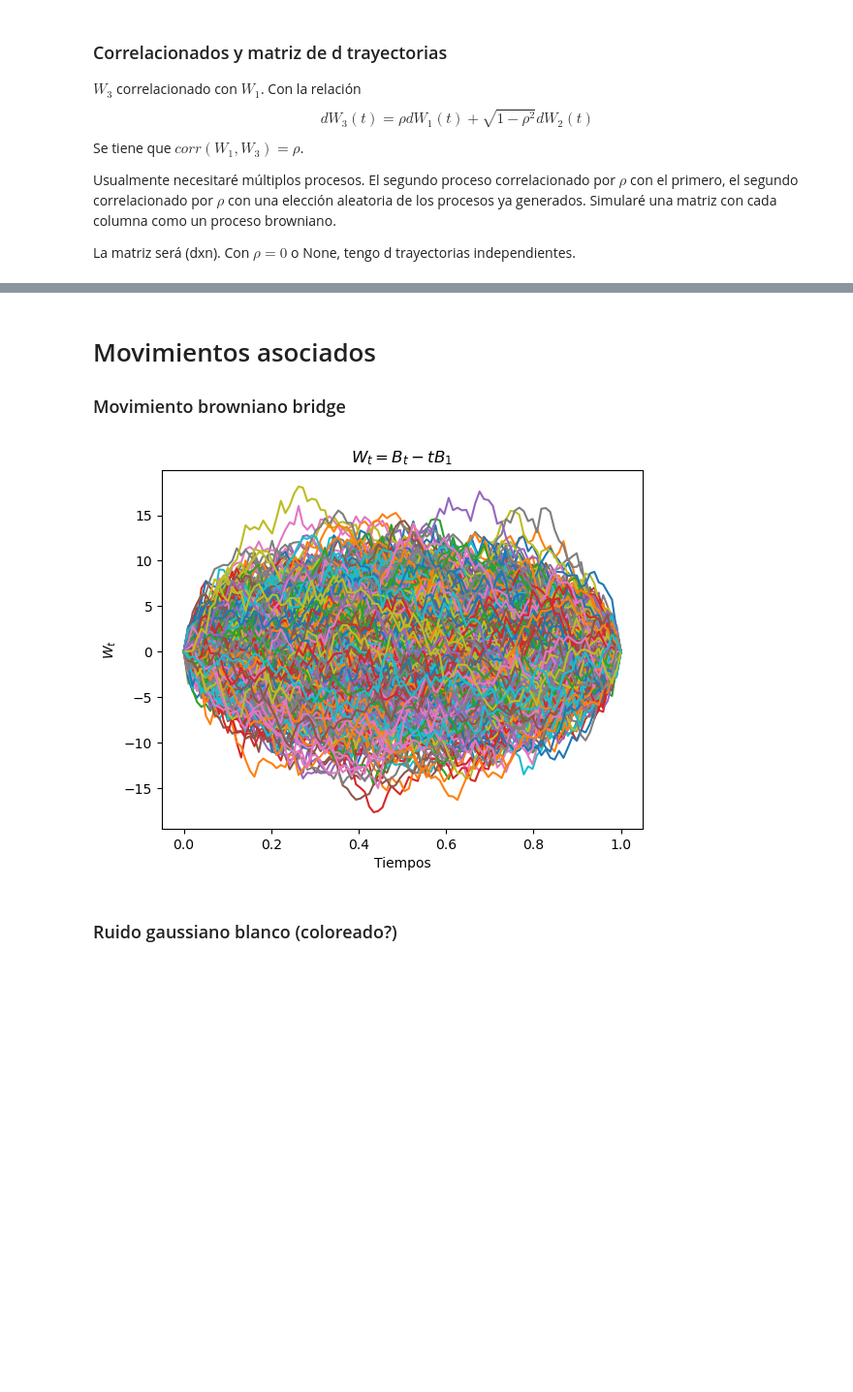
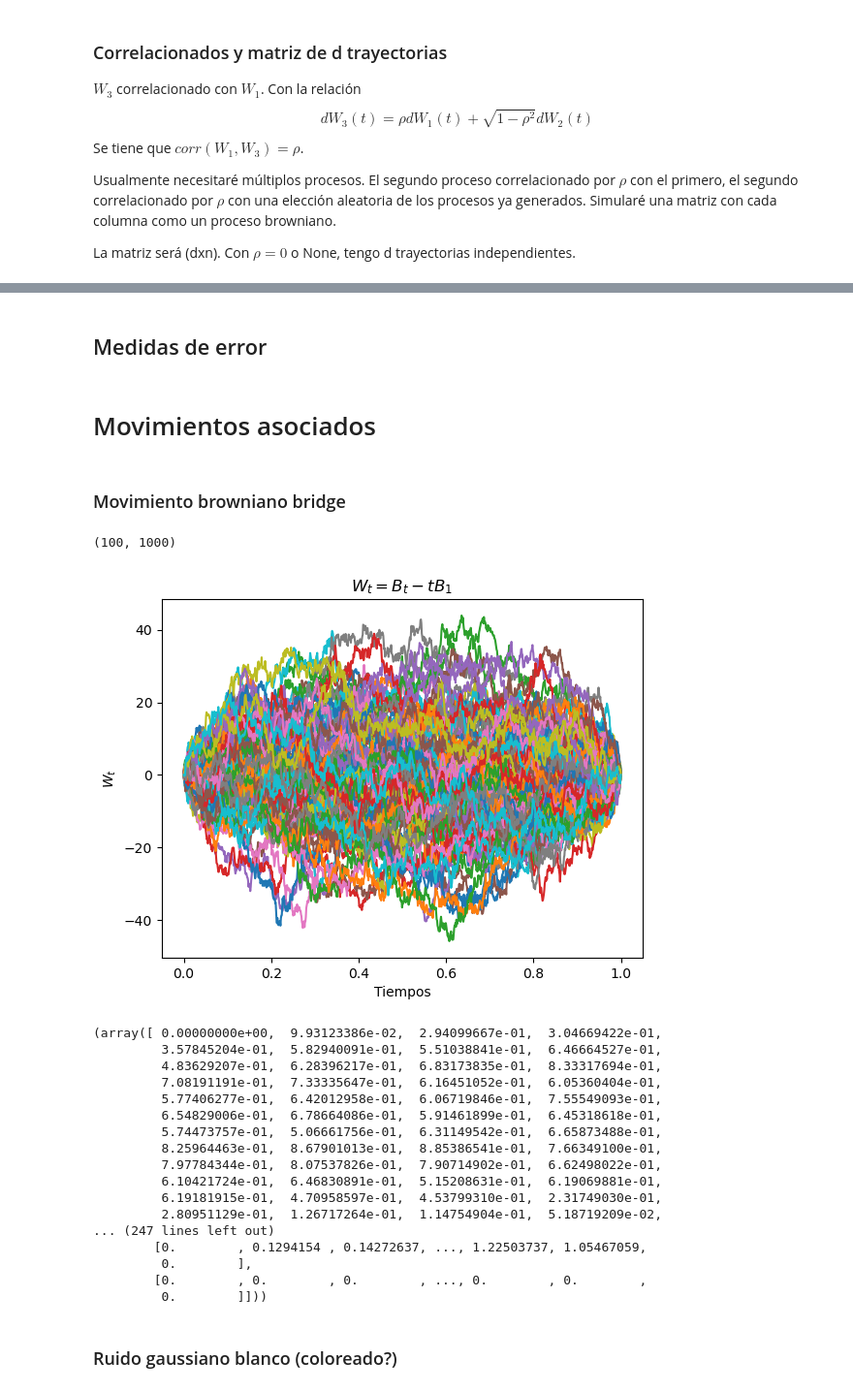
Before and after one commit to msanchezr99/Talleres_estocasticos1, a Jupyter notebook: Procesos_estoc_continuos/Proc_cont.ipynb, the cells around one changed output, grey strips where cells are left out. Shown at 97% size. Cells and saved outputs as stored; diff of their text form; code cells hidden in the pictures; blank space fills up the shorter version.

```diff
--- a/Procesos_estoc_continuos/Proc_cont.ipynb
+++ b/Procesos_estoc_continuos/Proc_cont.ipynb
@@ -128,0 +130,2 @@ plt.yticks(fontsize=15)
+# %% [markdown]
+## Medidas de error
@@ -129,17 +160,66 @@ plt.yticks(fontsize=15)
+# %% [markdown]
+# Movimientos asociados
 # %% [markdown]
-# Movimientos asociados
 ###  Movimiento browniano bridge
-# %%
-n=100
-Bridge=bm.get_bridge(n,1000)
-# Graficamos el movimiento browniano de Bridge
-fig, ax = plt.subplots()
-ax.plot(np.linspace(0,1,n),Bridge.T)
-ax.set_title("$W_t = B_t -tB_1$")
-ax.set_xlabel("Tiempos")
-ax.set_ylabel("$W_t$")
-plt.show()
-# %% [output]
-[figure, removed]
+# %%
+n=1000
+d=100
+Bridge=bm.get_Bridge_matrix(n,d)
+print(Bridge.shape)
+# Graficamos el movimiento browniano de Bridge
+fig, ax = plt.subplots()
+ax.plot(np.linspace(0,1,n),Bridge.T)
+ax.set_title("$W_t = B_t -tB_1$")
+ax.set_xlabel("Tiempos")
+ax.set_ylabel("$W_t$")
+plt.show()
+
+
+
+
+#Medidas de centraldiad y dispersión:
+#Media: (cada columna (Bridge[:,i]) es muestra de W_t para t=i*dt)
+
+
+
+#Varianza
+
+#Covarianza
+empiric_matrix_stats(Bridge)
+
+
+# title = "$W_t = B_t -tB_1$"
+# plt.subplot(1, 2, 1)
+# plt.plot(np.linspace(0,1,n),Bridge.T)
+# plt.gca().set_title(title, fontsize=15)
+# plt.xticks(fontsize=15)
+# plt.yticks(fontsize=15)
+
+# title = "Correlated Brownian motion paths"
+# plt.subplot(1, 2, 2)
+# plt.plot(np.linspace(0,1,n),Bridge.T)
+# plt.gca().set_title(title, fontsize=15)
+# plt.xticks(fontsize=15)
+# plt.yticks(fontsize=15)
+# %% [output]
+(100, 1000)
+[figure, added]
+(array([ 0.00000000e+00,  9.93123386e-02,  2.94099667e-01,  3.04669422e-01,
+         3.57845204e-01,  5.82940091e-01,  5.51038841e-01,  6.46664527e-01,
+         4.83629207e-01,  6.28396217e-01,  6.83173835e-01,  8.33317694e-01,
+         7.08191191e-01,  7.33335647e-01,  6.16451052e-01,  6.05360404e-01,
+         5.77406277e-01,  6.42012958e-01,  6.06719846e-01,  7.55549093e-01,
+         6.54829006e-01,  6.78664086e-01,  5.91461899e-01,  6.45318618e-01,
+         5.74473757e-01,  5.06661756e-01,  6.31149542e-01,  6.65873488e-01,
+         8.25964463e-01,  8.67901013e-01,  8.85386541e-01,  7.66349100e-01,
+         7.97784344e-01,  8.07537826e-01,  7.90714902e-01,  6.62498022e-01,
+         6.10421724e-01,  6.46830891e-01,  5.15208631e-01,  6.19069881e-01,
+         6.19181915e-01,  4.70958597e-01,  4.53799310e-01,  2.31749030e-01,
+         2.80951129e-01,  1.26717264e-01,  1.14754904e-01,  5.18719209e-02,
+... (247 lines left out)
+        [0.        , 0.1294154 , 0.14272637, ..., 1.22503737, 1.05467059,
+         0.        ],
+        [0.        , 0.        , 0.        , ..., 0.        , 0.        ,
+         0.        ]]))
 # %% [markdown]
 ### Ruido gaussiano blanco (coloreado?)
```
Also changed, not shown: parts of 5 cells of this notebook, 1 other file.
